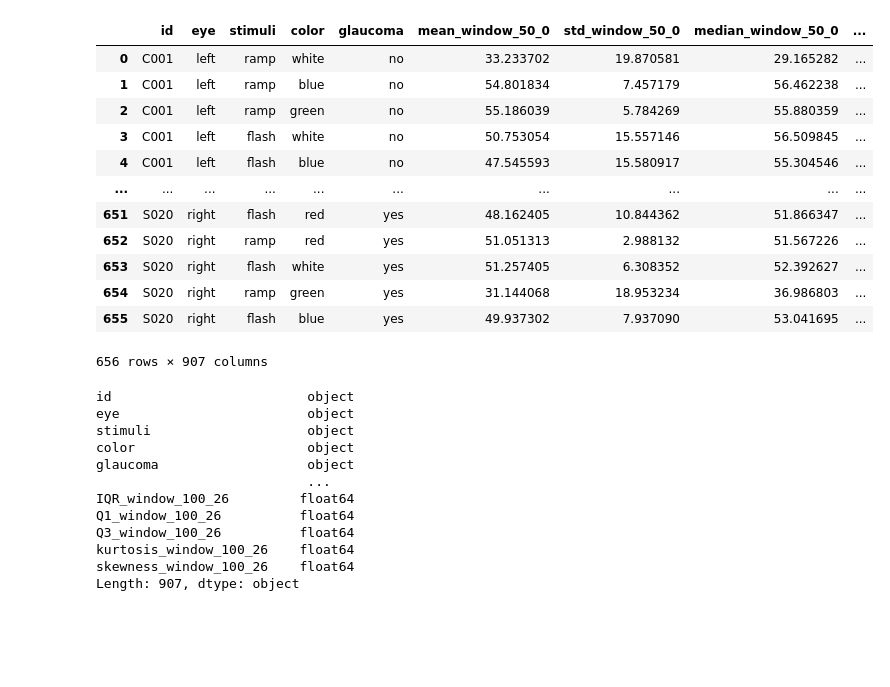
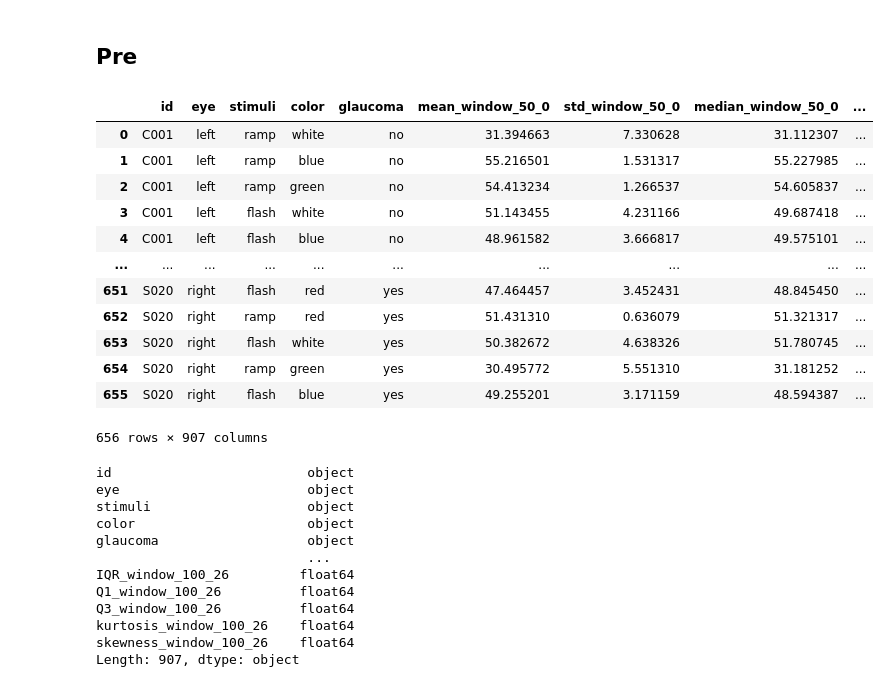
Before and after one commit to Manelzc/Trabajo_de_Titulo_PLR_ML, a Jupyter notebook: exploration.ipynb, the cells around one changed output. Saved outputs shown, nothing was run; the diff lists cells and outputs as text; code cells hidden in the pictures; blank space fills up the shorter version.

```diff
--- a/exploration.ipynb
+++ b/exploration.ipynb
@@ -4,22 +4,24 @@ import pandas as pd
 from scipy import stats
 from scipy.stats import norm
 from tqdm import tqdm
+# %% [markdown]
+## Pre
 # %%
-df = pd.read_csv("features_50_100.csv")
+df = pd.read_csv("features_50_100_filt.csv")
 df
 # %% [output]
 |  | id | eye | stimuli | color | glaucoma | mean_window_50_0 | std_window_50_0 | median_window_50_0 | ... |
-| 0 | C001 | left | ramp | white | no | 33.233702 | 19.870581 | 29.165282 | ... |
-| 1 | C001 | left | ramp | blue | no | 54.801834 | 7.457179 | 56.462238 | ... |
-| 2 | C001 | left | ramp | green | no | 55.186039 | 5.784269 | 55.880359 | ... |
-| 3 | C001 | left | flash | white | no | 50.753054 | 15.557146 | 56.509845 | ... |
-| 4 | C001 | left | flash | blue | no | 47.545593 | 15.580917 | 55.304546 | ... |
+| 0 | C001 | left | ramp | white | no | 31.394663 | 7.330628 | 31.112307 | ... |
+| 1 | C001 | left | ramp | blue | no | 55.216501 | 1.531317 | 55.227985 | ... |
+| 2 | C001 | left | ramp | green | no | 54.413234 | 1.266537 | 54.605837 | ... |
+| 3 | C001 | left | flash | white | no | 51.143455 | 4.231166 | 49.687418 | ... |
+| 4 | C001 | left | flash | blue | no | 48.961582 | 3.666817 | 49.575101 | ... |
 | ... | ... | ... | ... | ... | ... | ... | ... | ... | ... |
-| 651 | S020 | right | flash | red | yes | 48.162405 | 10.844362 | 51.866347 | ... |
-| 652 | S020 | right | ramp | red | yes | 51.051313 | 2.988132 | 51.567226 | ... |
-| 653 | S020 | right | flash | white | yes | 51.257405 | 6.308352 | 52.392627 | ... |
-| 654 | S020 | right | ramp | green | yes | 31.144068 | 18.953234 | 36.986803 | ... |
-| 655 | S020 | right | flash | blue | yes | 49.937302 | 7.937090 | 53.041695 | ... |
+| 651 | S020 | right | flash | red | yes | 47.464457 | 3.452431 | 48.845450 | ... |
+| 652 | S020 | right | ramp | red | yes | 51.431310 | 0.636079 | 51.321317 | ... |
+| 653 | S020 | right | flash | white | yes | 50.382672 | 4.638326 | 51.780745 | ... |
+| 654 | S020 | right | ramp | green | yes | 30.495772 | 5.551310 | 31.181252 | ... |
+| 655 | S020 | right | flash | blue | yes | 49.255201 | 3.171159 | 48.594387 | ... |
 656 rows × 907 columns
 # %%
 df.dtypes
```
Also changed, not shown: parts of 37 cells of this notebook, 11 other files.
